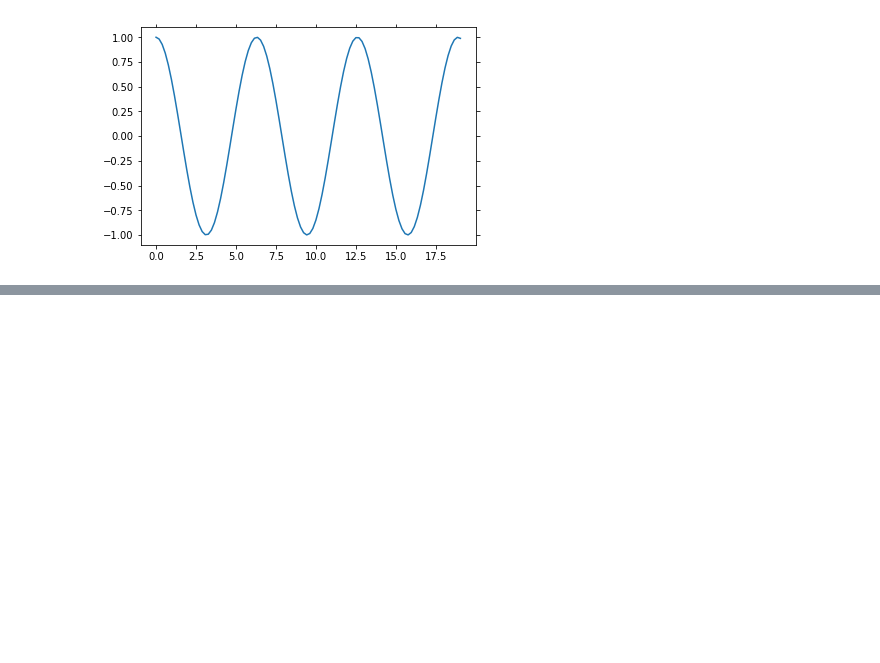
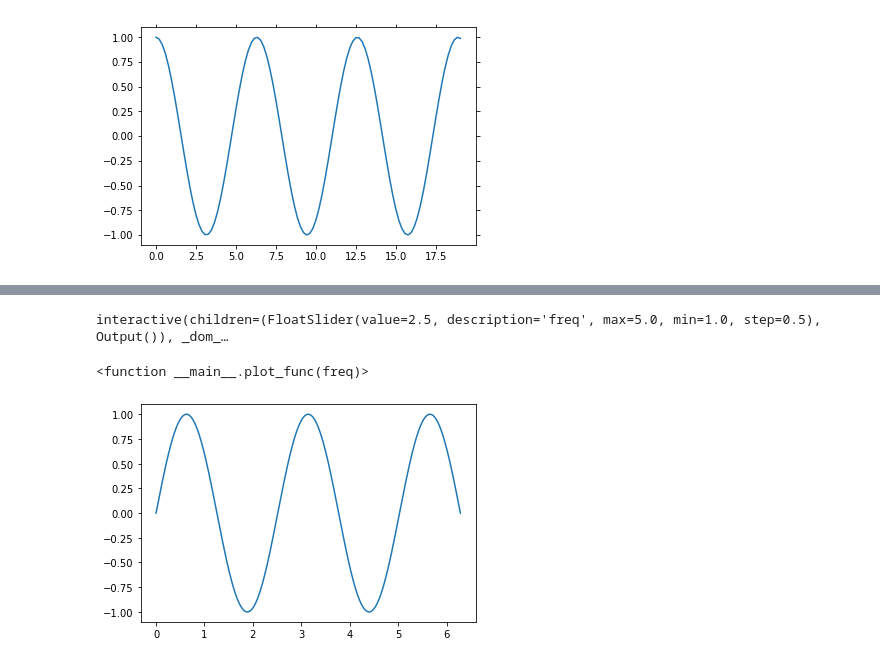
Before and after one commit to urmel79/Jupyter_PyVisa_Lab, a Jupyter notebook: playground/TemperatureLivePlot_tests.ipynb, the cells around one changed output, grey strips where cells are left out. Cells and saved outputs as stored; diff of their text form; code cells hidden in the pictures; blank space fills up the shorter version.

```diff
--- a/playground/TemperatureLivePlot_tests.ipynb
+++ b/playground/TemperatureLivePlot_tests.ipynb
@@ -241,0 +321,19 @@ for i in range(20):
+# %%
+from ipywidgets import interact, interactive, fixed, interact_manual
+import ipywidgets as widgets
+import matplotlib.pyplot as plt
+%matplotlib inline
+
+import numpy as np
+
+def plot_func(freq):
+    x = np.linspace(0, 2*np.pi,1000)
+    y = np.sin(x * freq)
+    plt.plot(x, y)
+
+interact(plot_func, freq = widgets.FloatSlider(value=2.5, min=1,
+max=5.0,step=0.5))
+# %% [output]
+interactive(children=(FloatSlider(value=2.5, description='freq', max=5.0, min=1.0, step=0.5), Output()), _dom_…
+<function __main__.plot_func(freq)>
+[figure, added]
```
Also changed, not shown: parts of 5 cells of this notebook.
